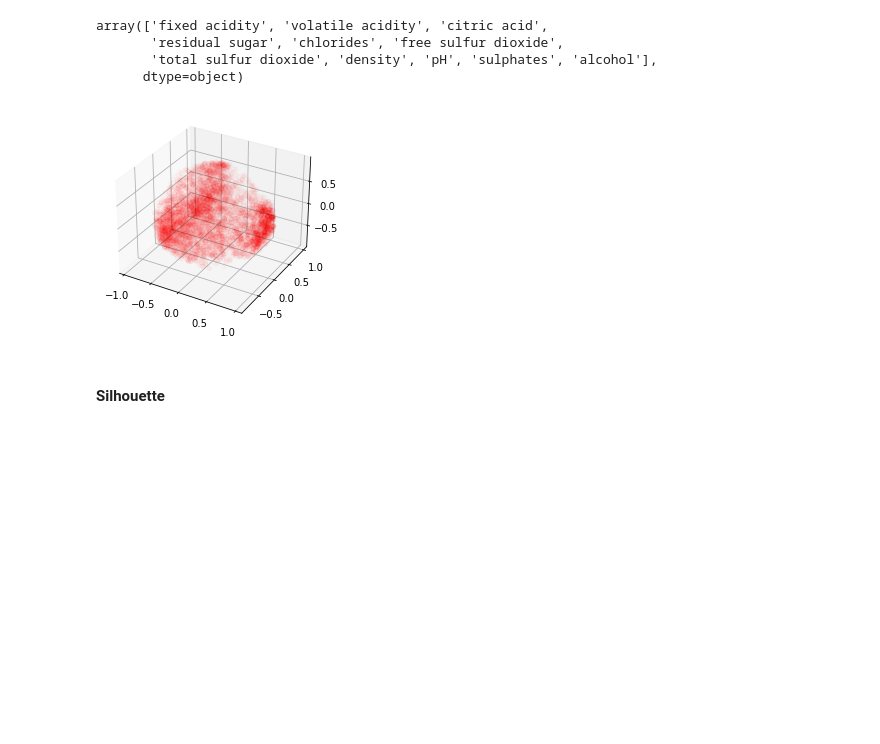
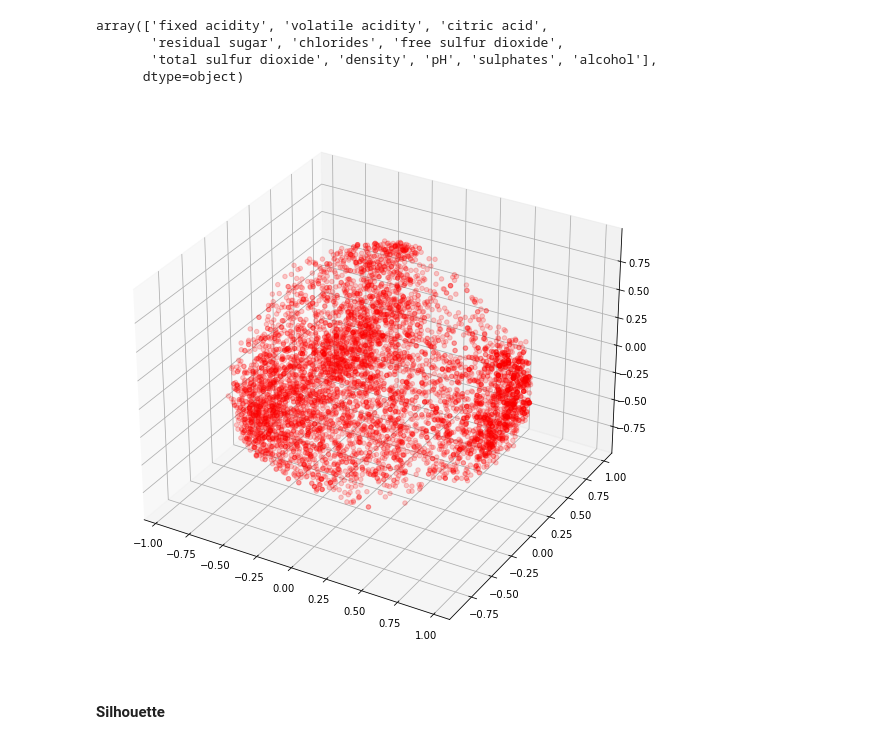
Before and after one commit to OBeeNya/GMM_applied_to_winequality, a Jupyter notebook: GM_clustering.ipynb, the cells around one changed output. Cells and saved outputs as stored; diff of their text form; code cells hidden in the pictures; blank space fills up the shorter version.

```diff
--- a/GM_clustering.ipynb
+++ b/GM_clustering.ipynb
@@ -133,10 +135,10 @@ pca_3d = PCA(n_components=3, random_state=51)
 pca_3d.fit(df_X_norm)
 pca_spl_3d = pca_3d.transform(df_X_norm)
 # %%
-fig = plt.figure()
+fig = plt.figure(figsize=(10, 10))
 ax = fig.add_subplot(projection='3d')
-ax.scatter(pca_spl_3d[:, 0], pca_spl_3d[:, 1], pca_spl_3d[:, 2], alpha=0.02, color='red');
+ax.scatter(pca_spl_3d[:, 0], pca_spl_3d[:, 1], pca_spl_3d[:, 2], alpha=0.2, color='red');
 # %% [output]
-[figure, old version]
+[figure, new version]
 # %% [markdown]
 #### Silhouette
```
Also changed, not shown: parts of 8 cells of this notebook.
